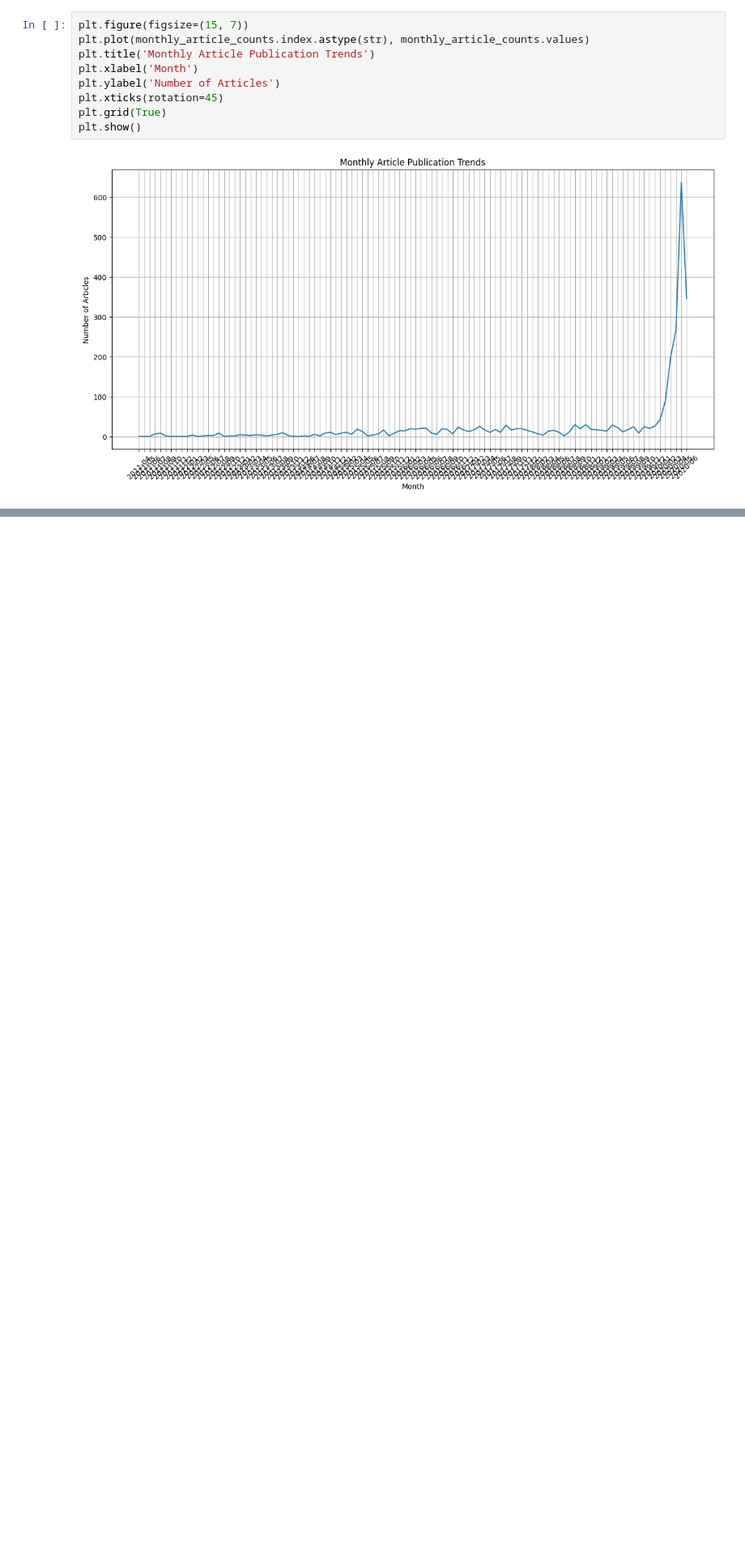
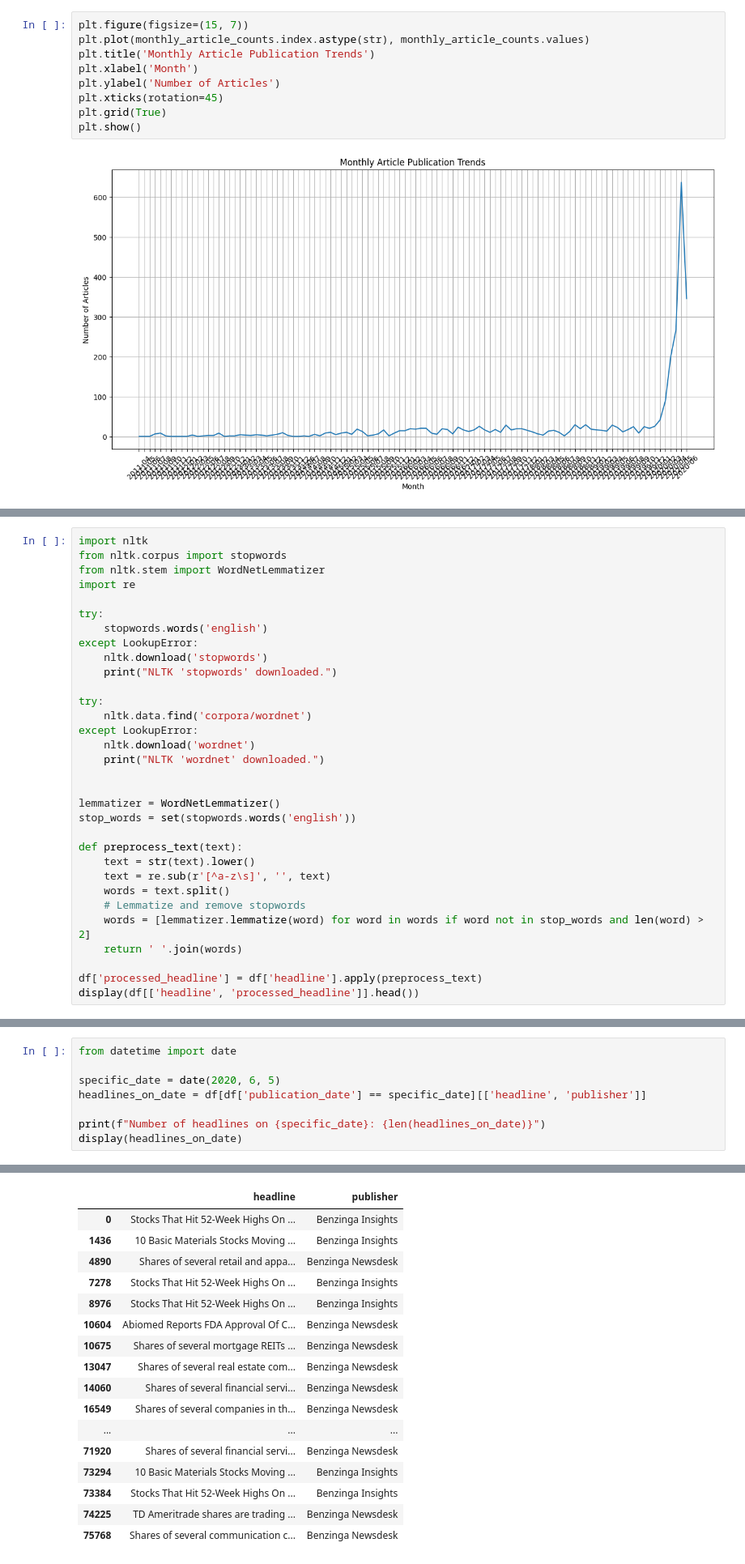
Before and after one commit to meti-creator/news-sentiment-analysis, a Jupyter notebook: task1.ipynb, the cells around one changed output, grey strips where cells are left out. Shown at 81% size. Cells and saved outputs as stored; diff of their text form; blank space fills up the shorter version.

```diff
--- a/task1.ipynb
+++ b/task1.ipynb
@@ -149,0 +154,32 @@ plt.show()
+# %%
+import nltk
+from nltk.corpus import stopwords
+from nltk.stem import WordNetLemmatizer
+import re
+
+try:
+    stopwords.words('english')
+except LookupError:
+    nltk.download('stopwords')
+    print("NLTK 'stopwords' downloaded.")
+
+try:
+    nltk.data.find('corpora/wordnet')
+except LookupError:
+    nltk.download('wordnet')
+    print("NLTK 'wordnet' downloaded.")
+
+
+lemmatizer = WordNetLemmatizer()
+stop_words = set(stopwords.words('english'))
+
+def preprocess_text(text):
+    text = str(text).lower()
+    text = re.sub(r'[^a-z\s]', '', text)
+    words = text.split()
+    # Lemmatize and remove stopwords
+    words = [lemmatizer.lemmatize(word) for word in words if word not in stop_words and len(word) > 2]
+    return ' '.join(words)
+
+df['processed_headline'] = df['headline'].apply(preprocess_text)
+display(df[['headline', 'processed_headline']].head())
@@ -149,0 +296,9 @@ plt.show()
+# %%
+from datetime import date
+
+specific_date = date(2020, 6, 5)
+headlines_on_date = df[df['publication_date'] == specific_date][['headline', 'publisher']]
+
+print(f"Number of headlines on {specific_date}: {len(headlines_on_date)}")
+display(headlines_on_date)
+# %% [output]
@@ -149,0 +306,17 @@ plt.show()
+|  | headline | publisher |
+| 0 | Stocks That Hit 52-Week Highs On ... | Benzinga Insights |
+| 1436 | 10 Basic Materials Stocks Moving ... | Benzinga Insights |
+| 4890 | Shares of several retail and appa... | Benzinga Newsdesk |
+| 7278 | Stocks That Hit 52-Week Highs On ... | Benzinga Insights |
+| 8976 | Stocks That Hit 52-Week Highs On ... | Benzinga Insights |
+| 10604 | Abiomed Reports FDA Approval Of C... | Benzinga Newsdesk |
+| 10675 | Shares of several mortgage REITs ... | Benzinga Newsdesk |
+| 13047 | Shares of several real estate com... | Benzinga Newsdesk |
+| 14060 | Shares of several financial servi... | Benzinga Newsdesk |
+| 16549 | Shares of several companies in th... | Benzinga Newsdesk |
+| ... | ... | ... |
+| 71920 | Shares of several financial servi... | Benzinga Newsdesk |
+| 73294 | 10 Basic Materials Stocks Moving ... | Benzinga Insights |
+| 73384 | Stocks That Hit 52-Week Highs On ... | Benzinga Insights |
+| 74225 | TD Ameritrade shares are trading ... | Benzinga Newsdesk |
+| 75768 | Shares of several communication c... | Benzinga Newsdesk |
```
Also changed, not shown: parts of 29 cells of this notebook.
